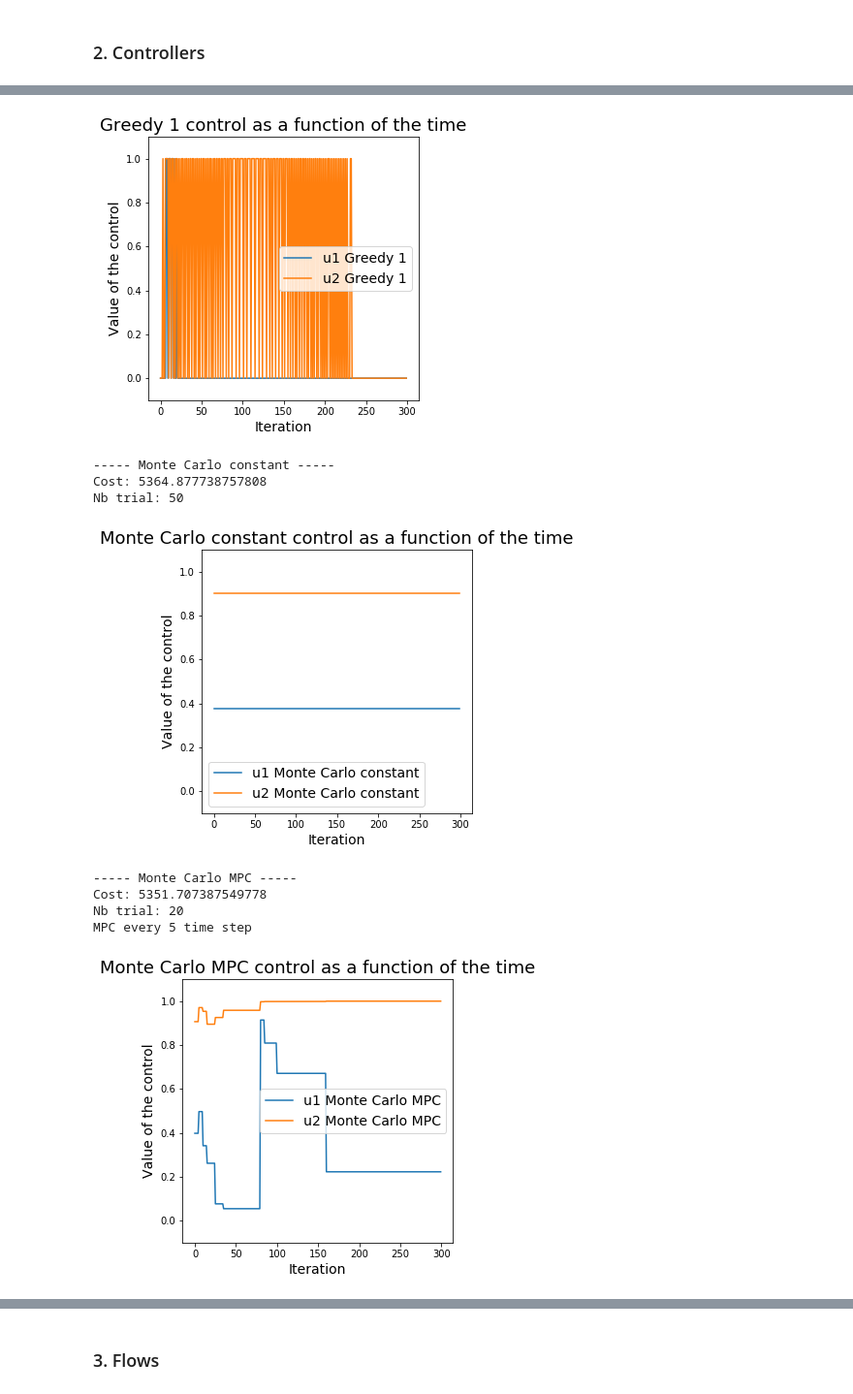
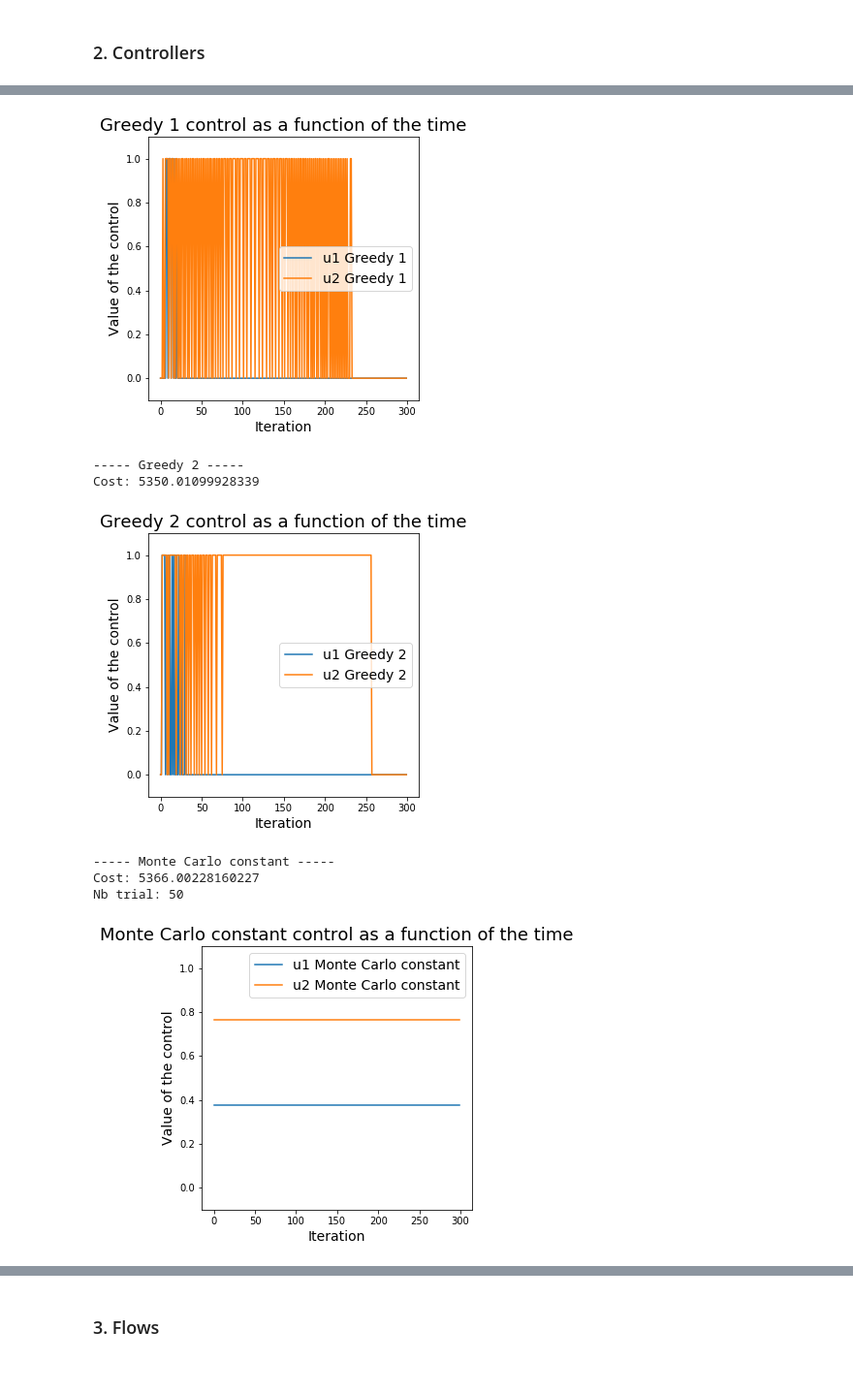
Before and after one commit to gding/mf-traffic, a Jupyter notebook: Dynamic routing game.ipynb, the cells around one changed output, grey strips where cells are left out. Shown at 97% size. Cells and saved outputs as stored; diff of their text form; code cells hidden in the pictures.

Commit message:
Implement greedy controller 2

```diff
--- a/Dynamic routing game.ipynb
+++ b/Dynamic routing game.ipynb
@@ -324,7 +352,7 @@ import scipy.sparse as scs
 # x0, nb_iteration, time_step, origin and dest should be defined
 # function get_cost should have been defined
 
-def greedy_controller_1_aux(g, x, ori, des):
+def greedy_controller_aux(g, x, travel_time_function, ori, des):
     def update_matrix_from_predecessor_matrix(G_sparse, pred, o, d, matrix):
         tree = scs.csgraph.reconstruct_path(csgraph=G_sparse, predecessors=pred[o], directed=True)
         t = np.nonzero(tree)
@@ -336,7 +364,7 @@ def greedy_controller_1_aux(g, x, ori, des):
         return matrix
 
     # creating adjacency sparse matrix with link travel time for weight
-    G_sparse = scs.csr_matrix(g.get_weighted_matrix(x))
+    G_sparse = scs.csr_matrix(travel_time_function(x))
     # running shortest path algorithm on it
     cost, pred = scs.csgraph.shortest_path(G_sparse, method='auto', directed=True, return_predecessors=True, unweighted=False, overwrite=False)
 
@@ -458,17 +486,16 @@ u_brute_force, f_brute_force, score_brute_force, scores_brute_force_list = get_b
 # %% [markdown]
 #### Greedy 1
 # %%
-
 # f_greedy_1, score_greedy_1 and u_greedy_list are global variable
-greedy_controller_1 = lambda gvar, xvar, tvar: greedy_controller_1_aux(gvar, xvar, origin, dest)
+greedy_controller_1 = lambda gvar, xvar, tvar: greedy_controller_aux(gvar, xvar, g.get_weighted_matrix, origin, dest)
 
 f_greedy_1 = g.simulation_one_player(x0, nb_iteration, time_step, greedy_controller_1, [dest])
 score_greedy_1 = get_cost(f_greedy_1)
 
-u_greedy_list = np.zeros((nb_iteration,2))
+u_greedy_1_list = np.zeros((nb_iteration,2))
 for i in range(nb_iteration):
-    matrix = greedy_controller_1_aux(g, f_greedy_1[i, :], origin, dest)
-    u_greedy_list[i] = [matrix[0][2], matrix[1][4]]
+    matrix = greedy_controller_aux(g, f_greedy_1[i, :], g.get_weighted_matrix, origin, dest)
+    u_greedy_1_list[i] = [matrix[0][2], matrix[1][4]]
 # %% [markdown]
 #### Greedy controller 2
 
@@ -478,3 +503,14 @@ Greedy controller 2 put everyone one path that minimizes the instantenous travel
+# %%
+## TO DO
+greedy_controller_2 = lambda gvar, xvar, tvar: greedy_controller_aux(gvar, xvar, g.get_weighted_matrix_social, origin, dest)
+
+f_greedy_2 = g.simulation_one_player(x0, nb_iteration, time_step, greedy_controller_2, [dest])
+score_greedy_2 = get_cost(f_greedy_2)
+
+u_greedy_2_list = np.zeros((nb_iteration,2))
+for i in range(nb_iteration):
+    matrix = greedy_controller_aux(g, f_greedy_2[i, :], g.get_weighted_matrix_social, origin, dest)
+    u_greedy_2_list[i] = [matrix[0][2], matrix[1][4]]
 # %% [markdown]
 #### Monte Carlo constant controller
 Monte Carlo constant controller tries randomly some control and see which one works the best.
@@ -614,41 +650,41 @@ u_brute_force_list = np.ones((nb_iteration, nb_controls))
 for i in range(nb_controls):
     u_brute_force_list[:,i] = u_brute_force_list[:,i]*u_brute_force[i]
 plot_control(u_brute_force_list, "Brute force", nb_controls)
 
 
 print("----- Greedy 1 -----")
 print("Cost: " + str(score_greedy_1))
-plot_control(u_greedy_list, "Greedy 1", nb_controls)
+plot_control(u_greedy_1_list, "Greedy 1", nb_controls)
 
 
-# print("----- Greedy 2 -----")
+print("----- Greedy 2 -----")
+print("Cost: " + str(score_greedy_2))
+plot_control(u_greedy_2_list, "Greedy 2", nb_controls)
 
 print("----- Monte Carlo constant -----")
 print("Cost: " + str(score_monte_carlo_constant))
 print("Nb trial: " + str(nb_trial_mc_constant))
 u_monte_carlo_constant_list = np.ones((nb_iteration, nb_controls))
 for i in range(nb_controls):
     u_monte_carlo_constant_list[:,i] = u_monte_carlo_constant_list[:,i]*u_monte_carlo_constant[i]
 plot_control(u_monte_carlo_constant_list, "Monte Carlo constant", nb_controls)
 
 print("----- Monte Carlo MPC -----")
 print("Cost: " + str(score_monte_carlo_mpc))
 print("Nb trial: " + str(nb_trial_mc_mpc))
 print("MPC every " + str(freq_redo_mc_mpc) + " time step")
 plot_control(u_monte_carlo_mpc_list, "Monte Carlo MPC", nb_controls)
 # %% [output]
 ----- Brute force constant -----
 Cost: 5355.281157531924
 [figure]
 ----- Greedy 1 -----
 Cost: 5429.879861444365
 [figure]
------ Monte Carlo constant -----
-Cost: 5364.877738757808
-Nb trial: 50
+----- Greedy 2 -----
+Cost: 5350.01099928339
-[figure, old version]
+[figure, new version]
------ Monte Carlo MPC -----
-Cost: 5351.707387549778
-Nb trial: 20
-MPC every 5 time step
+----- Monte Carlo constant -----
+Cost: 5366.00228160227
+Nb trial: 50
-[figure, old version]
+[figure, new version]
```
Also changed, not shown: parts of 9 cells of this notebook.
